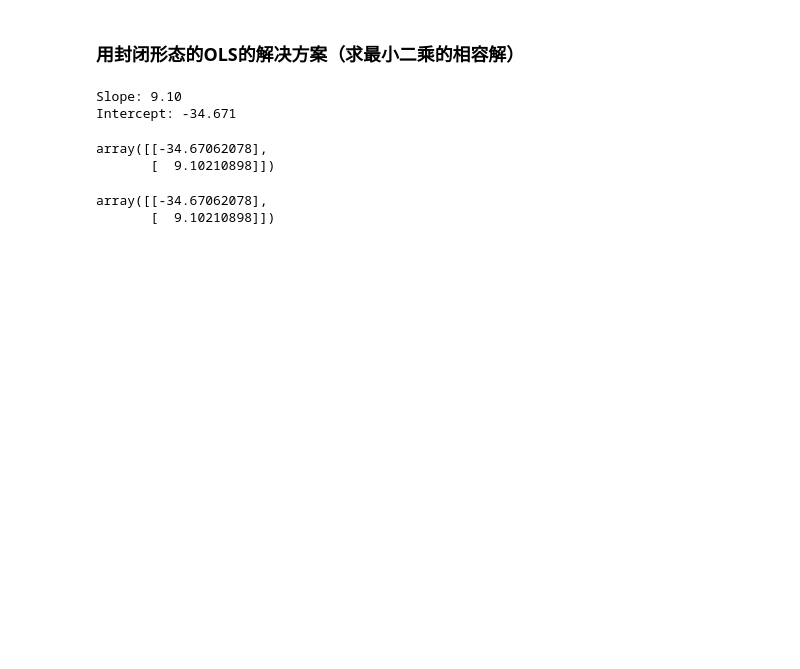
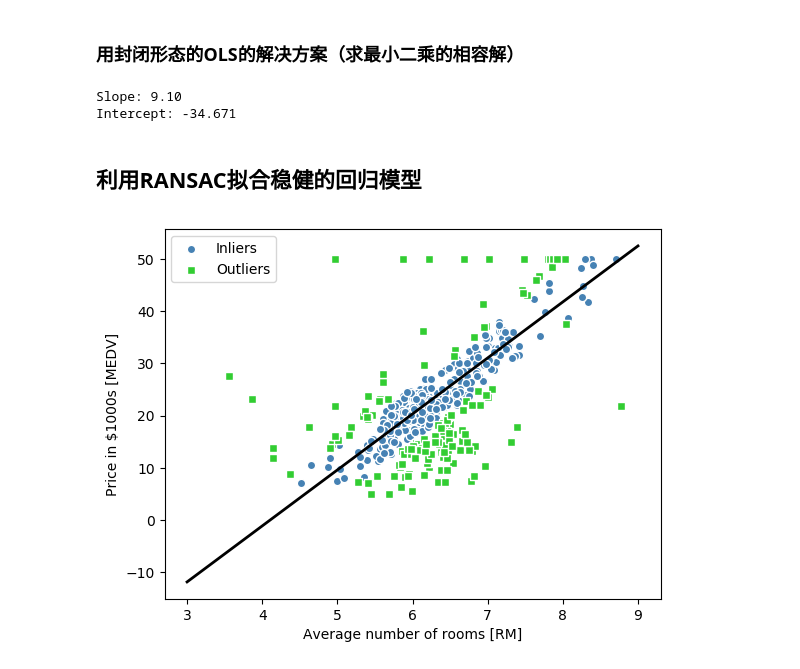
Before and after one commit to PM-LiuGang/myself, a Jupyter notebook: 刷过的书/python_机器学习/第10章.ipynb, the cells around one changed output. Drawn from its saved outputs; the diff is of its cells as text; code cells hidden in the pictures; blank space fills up the shorter version.

```diff
--- a/刷过的书/python_机器学习/第10章.ipynb
+++ b/刷过的书/python_机器学习/第10章.ipynb
@@ -139,13 +143,37 @@ print("Intercept: %.3f" % w[0])
 # %% [output]
 Slope: 9.10
 Intercept: -34.671
-# %%
-w
-# %% [output]
-array([[-34.67062078],
-       [  9.10210898]])
-# %%
-w
-# %% [output]
-array([[-34.67062078],
-       [  9.10210898]])
+# %% [markdown]
+## 利用RANSAC拟合稳健的回归模型
+# %%
+from sklearn.linear_model import RANSACRegressor
+ransac = RANSACRegressor(LinearRegression(),
+                         max_trials=100,
+                         min_samples=50,
+                         loss="absolute_loss",
+                         residual_threshold=5.0,
+                         random_state=0)
+ransac.fit(X, y)
+inlierMask = ransac.inlier_mask_ # return bool
+outlierMask = np.logical_not(inlierMask) # 取现房
+lineX = np.arange(3,10,1)
+lineYransac = ransac.predict(lineX[:, np.newaxis])
+plt.scatter(X[inlierMask],
+           y[inlierMask],
+           c="steelblue",
+           edgecolor="white",
+           marker="o",
+           label="Inliers")
+plt.scatter(X[outlierMask],
+           y[outlierMask],
+           c="limegreen",
+           edgecolor="white",
+           marker="s",
+           label="Outliers")
+plt.plot(lineX, lineYransac,color="black",lw=2)
+plt.xlabel("Average number of rooms [RM]")
+plt.ylabel("Price in $1000s [MEDV]")
+plt.legend(loc="upper left")
+plt.show()
+# %% [output]
+[figure, added]
```
Also changed, not shown: parts of 5 cells of this notebook.
